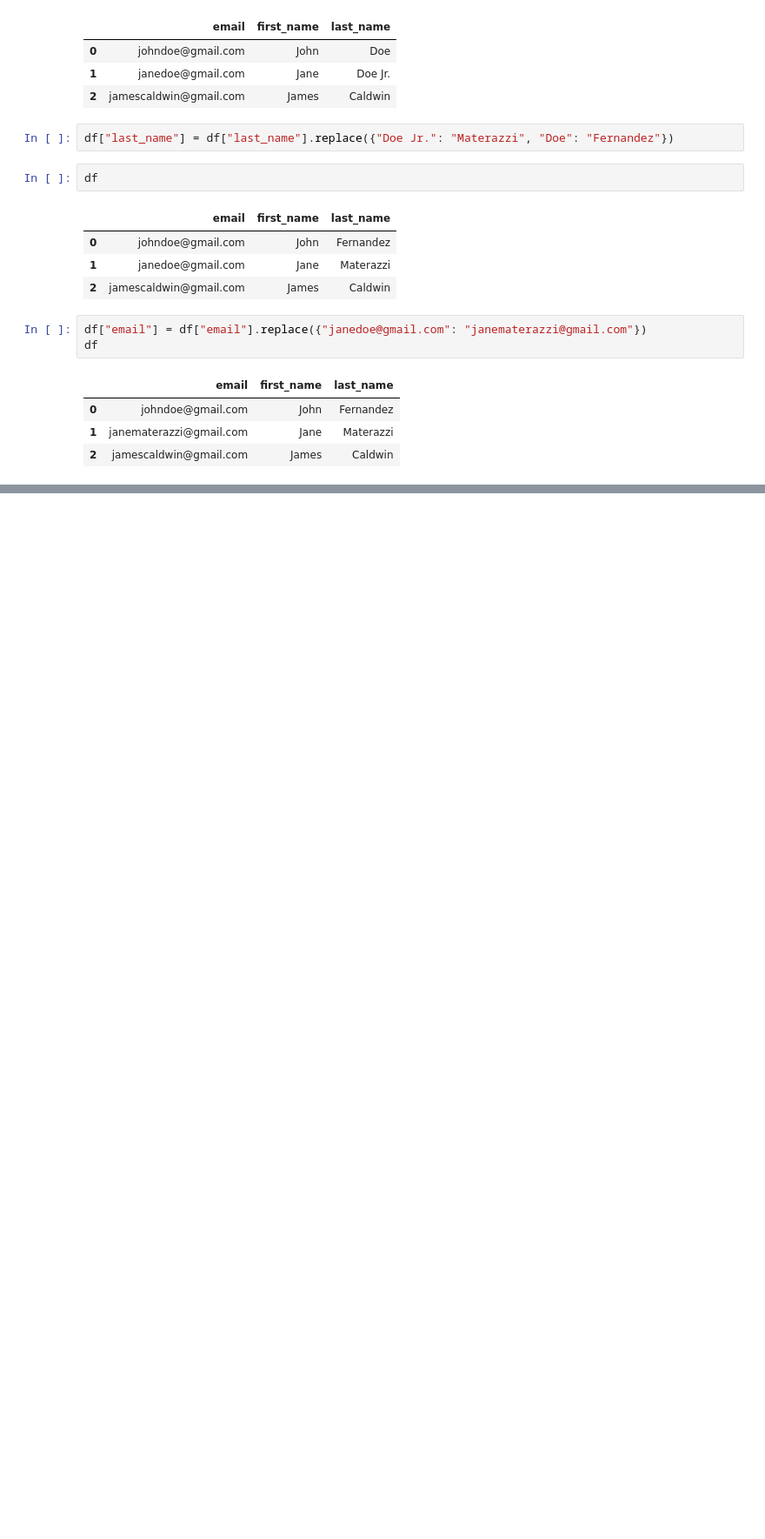
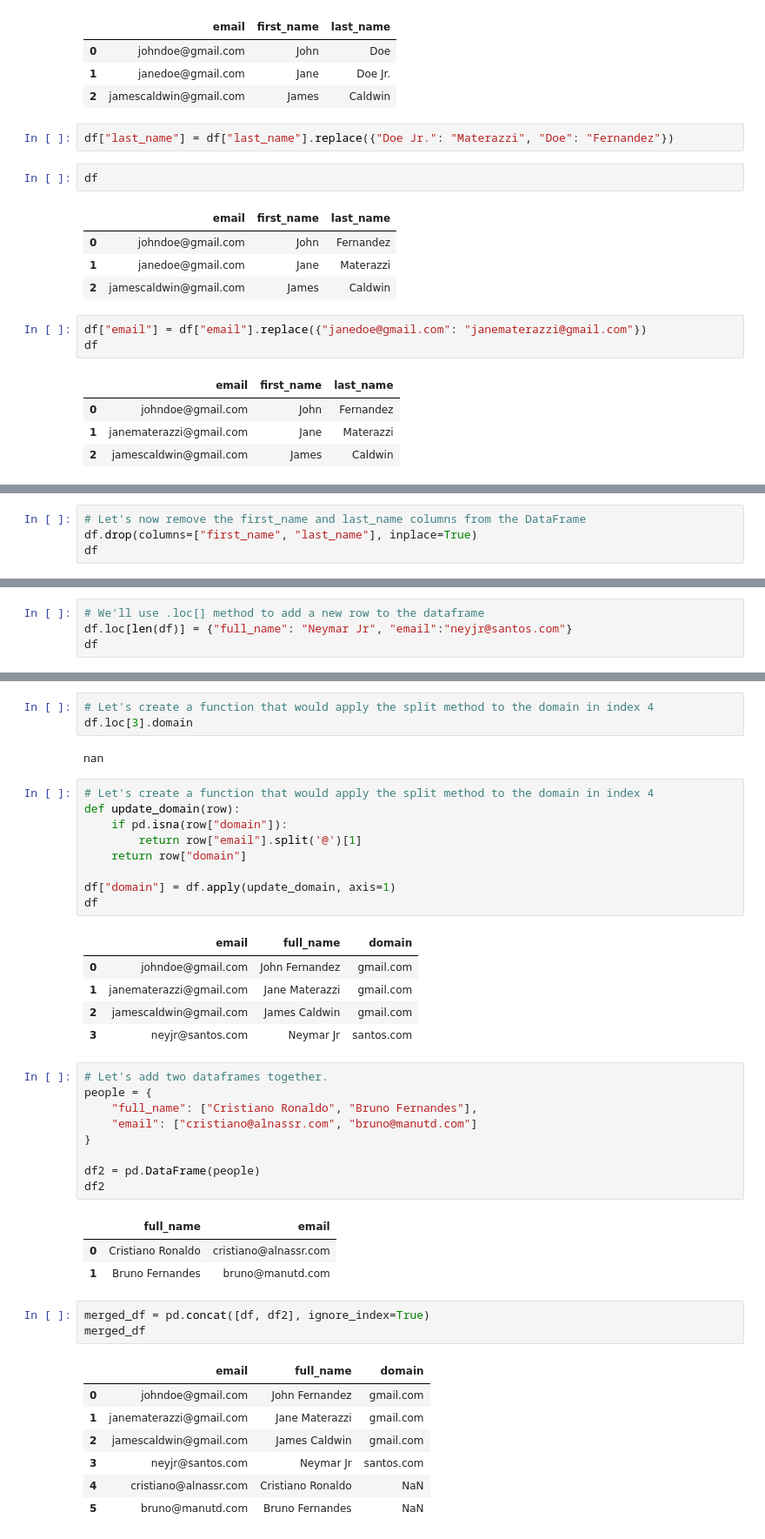
Before and after one commit to dkkinyua/data-science, a Jupyter notebook: 1. Pandas/1. Evaluating the results of the StackOverflow 2024 Developer Survey using Pandas/random.ipynb, the cells around one changed output, grey strips where cells are left out. Shown at 87% size. Cells and saved outputs as stored; diff of their text form; blank space fills up the shorter version.

Commit message:
Commit: Added changes
Learnt about adding and removing columns and rows in dataframes while also merging two dataframes into one using the pd.concat() method from Pandas

```diff
--- a/1. Pandas/1. Evaluating the results of the StackOverflow 2024 Developer Survey using Pandas/random.ipynb
+++ b/1. Pandas/1. Evaluating the results of the StackOverflow 2024 Developer Survey using Pandas/random.ipynb
@@ -210,0 +229,4 @@ df
+# %%
+# Let's now remove the first_name and last_name columns from the DataFrame
+df.drop(columns=["first_name", "last_name"], inplace=True)
+df
@@ -210,0 +245,4 @@ df
+# %%
+# We'll use .loc[] method to add a new row to the dataframe
+df.loc[len(df)] = {"full_name": "Neymar Jr", "email":"neyjr@santos.com"}
+df
@@ -210,0 +255,44 @@ df
+# %%
+# Let's create a function that would apply the split method to the domain in index 4
+df.loc[3].domain
+# %% [output]
+nan
+# %%
+# Let's create a function that would apply the split method to the domain in index 4
+def update_domain(row):
+    if pd.isna(row["domain"]):
+        return row["email"].split('@')[1]
+    return row["domain"]
+
+df["domain"] = df.apply(update_domain, axis=1)
+df
+# %% [output]
+|  | email | full_name | domain |
+| 0 | johndoe@gmail.com | John Fernandez | gmail.com |
+| 1 | janematerazzi@gmail.com | Jane Materazzi | gmail.com |
+| 2 | jamescaldwin@gmail.com | James Caldwin | gmail.com |
+| 3 | neyjr@santos.com | Neymar Jr | santos.com |
+# %%
+# Let's add two dataframes together.
+people = {
+    "full_name": ["Cristiano Ronaldo", "Bruno Fernandes"],
+    "email": ["cristiano@alnassr.com", "bruno@manutd.com"]
+}
+
+df2 = pd.DataFrame(people)
+df2
+# %% [output]
+|  | full_name | email |
+| 0 | Cristiano Ronaldo | cristiano@alnassr.com |
+| 1 | Bruno Fernandes | bruno@manutd.com |
+# %%
+merged_df = pd.concat([df, df2], ignore_index=True)
+merged_df
+# %% [output]
+|  | email | full_name | domain |
+| 0 | johndoe@gmail.com | John Fernandez | gmail.com |
+| 1 | janematerazzi@gmail.com | Jane Materazzi | gmail.com |
+| 2 | jamescaldwin@gmail.com | James Caldwin | gmail.com |
+| 3 | neyjr@santos.com | Neymar Jr | santos.com |
+| 4 | cristiano@alnassr.com | Cristiano Ronaldo | NaN |
+| 5 | bruno@manutd.com | Bruno Fernandes | NaN |
```
Also changed, not shown: parts of 11 cells of this notebook.
